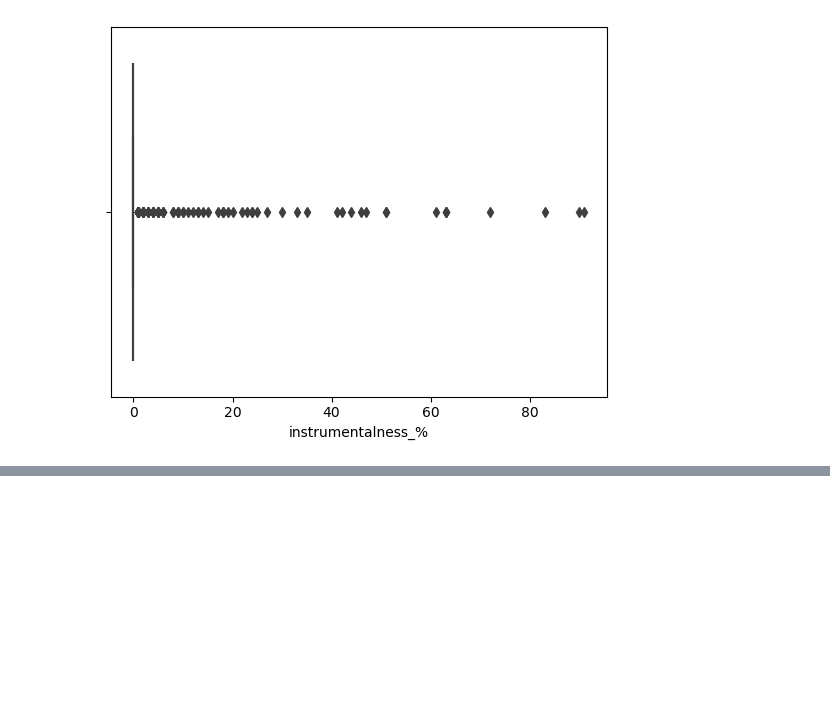
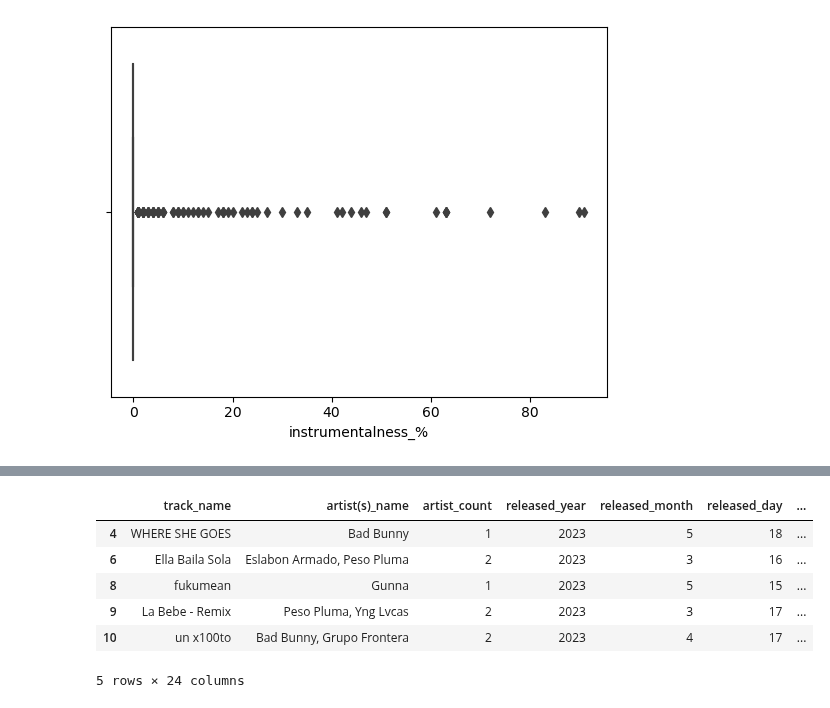
Before and after one commit to Asiandra/Artificial_Intelligence, a Jupyter notebook: Semester 1/Spotify/Spotify 2023.ipynb, the cells around one changed output, grey strips where cells are left out. Saved outputs shown, nothing was run; the diff lists cells and outputs as text; code cells hidden in the pictures; blank space fills up the shorter version.

```diff
--- a/Semester 1/Spotify/Spotify 2023.ipynb
+++ b/Semester 1/Spotify/Spotify 2023.ipynb
@@ -95,0 +112,11 @@ def overlayHistograms(bottom, top, x, bins):
+# %%
+df_minor = df[df["mode"] == "Minor"]
+df_minor.head()
+# %% [output]
+|  | track_name | artist(s)_name | artist_count | released_year | released_month | released_day | ... |
+| 4 | WHERE SHE GOES | Bad Bunny | 1 | 2023 | 5 | 18 | ... |
+| 6 | Ella Baila Sola | Eslabon Armado, Peso Pluma | 2 | 2023 | 3 | 16 | ... |
+| 8 | fukumean | Gunna | 1 | 2023 | 5 | 15 | ... |
+| 9 | La Bebe - Remix | Peso Pluma, Yng Lvcas | 2 | 2023 | 3 | 17 | ... |
+| 10 | un x100to | Bad Bunny, Grupo Frontera | 2 | 2023 | 4 | 17 | ... |
+5 rows × 24 columns
```
Also changed, not shown: parts of 4 cells of this notebook.
